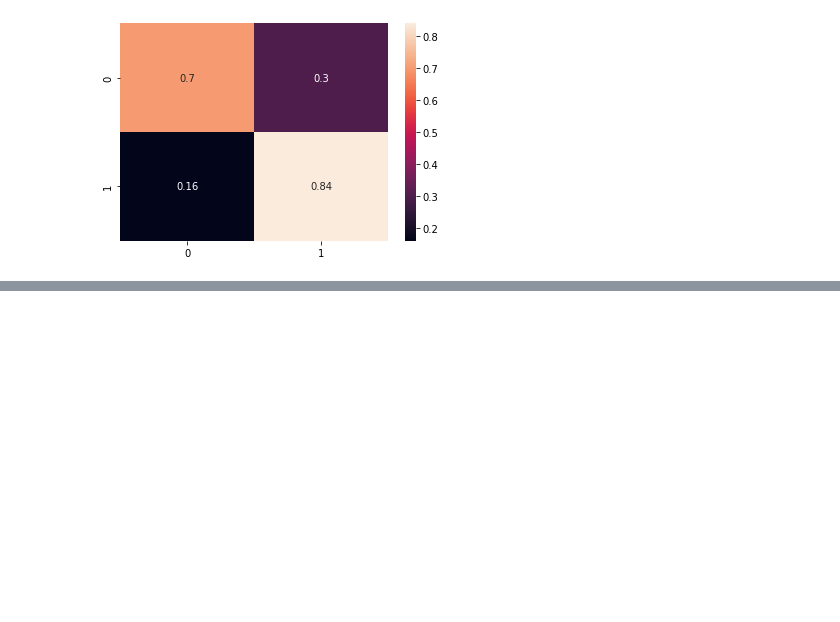
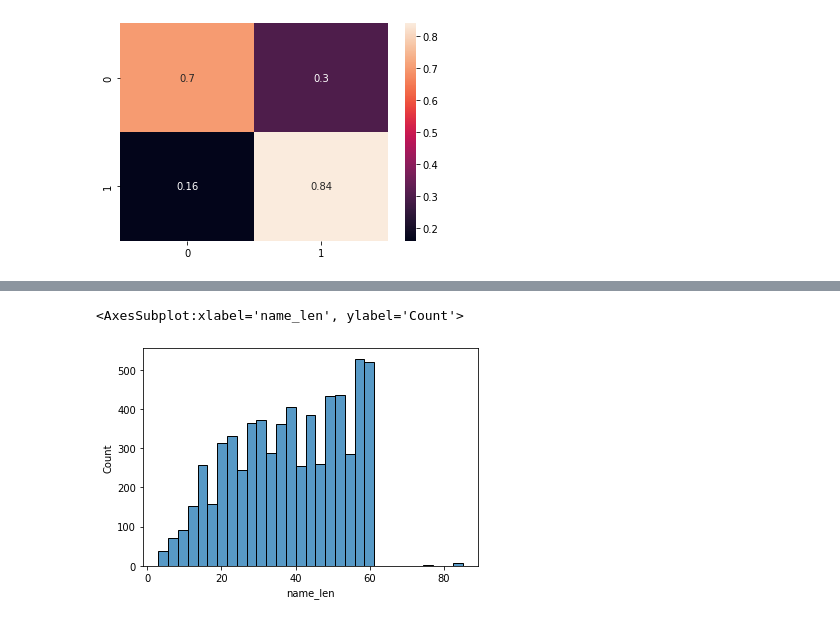
Before and after one commit to laurantirkh/kickstarter-ml, a Jupyter notebook: models_laurent.ipynb, the cells around one changed output, grey strips where cells are left out. Cells and saved outputs as stored; diff of their text form; code cells hidden in the pictures; blank space fills up the shorter version.

Commit message:
models laurent error analysis (#33)
Co-authored-by: Laurent Hartmann <laurenthartmann.03@gmail.com>

```diff
--- a/models_laurent.ipynb
+++ b/models_laurent.ipynb
@@ -223,0 +252,8 @@ roc_auc_score(y_test, y_pred_forestadj)
+# %%
+state_pred = pd.DataFrame(y_pred_forestadj)
+# %%
+df_error = pd.concat([features, state_pred, state], axis=1)
+# %%
+df_error.rename(columns={0: 'state_pred'}, inplace=True)
+# %%
+false_pos = df_error.query('state == 0 and state_pred == 1')
@@ -223,0 +262,5 @@ roc_auc_score(y_test, y_pred_forestadj)
+# %%
+sns.histplot(data=false_pos, x='name_len')
+# %% [output]
+<AxesSubplot:xlabel='name_len', ylabel='Count'>
+[figure, added]
```
Also changed, not shown: parts of 23 cells of this notebook.
